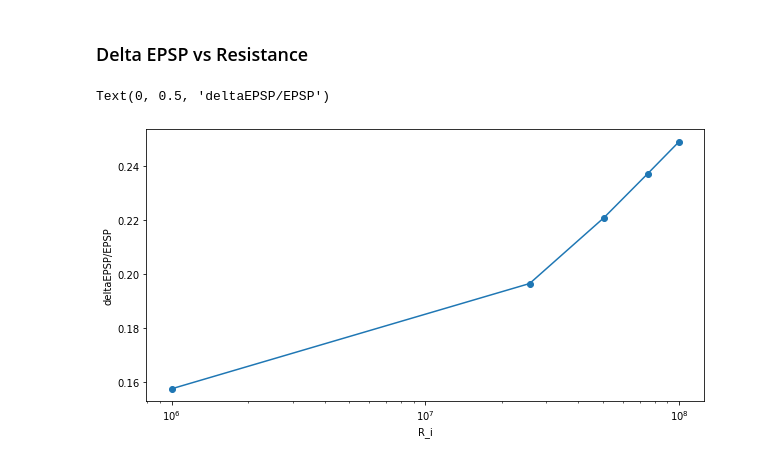
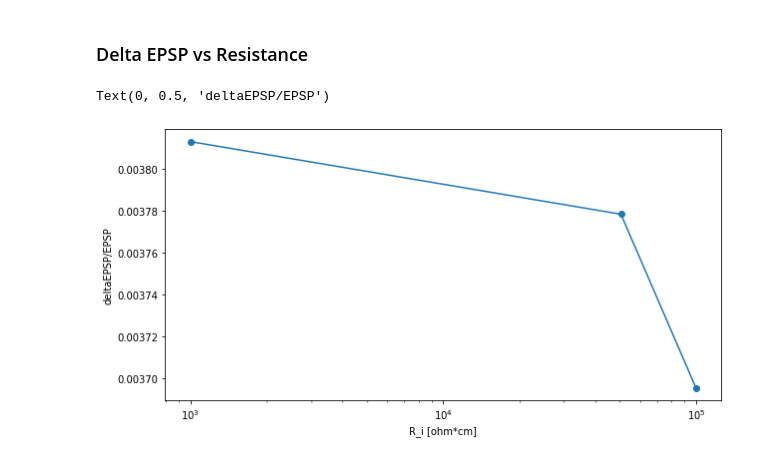
Before and after one commit to harpercho/dendritic-spines, a Jupyter notebook: simulation.ipynb, the cells around one changed output. Cells and saved outputs as stored; diff of their text form; code cells hidden in the pictures.

```diff
--- a/simulation.ipynb
+++ b/simulation.ipynb
@@ -344,0 +210,14 @@ Text(0.5, 1.0, 'EPSP at the Soma')
+# %%
+R_VALS = np.linspace(1e2, 1e7, 10)
+EPSPs = np.zeros(len(R_VALS))
+
+ax = plt.axes()
+cmap = [matplotlib.cm.get_cmap('cool')(i) for i in np.linspace(0,1,len(R_VALS))]
+
+ax.set_xlabel('Time [ms]')
+ax.set_ylabel('Voltage [mV]')
+
+for idx,r in enumerate(R_VALS):
+    M_spine_head, M_spine_neck, M_soma = run_sim(default_params(I_stim = 10*pA, Ri_neck = r*ohm*cm))
+    ax.plot(M_soma[0].t/ms, M_soma[0].v/mV, label = "R_neck = " + str(r), color = cmap[idx])
+    EPSPs[idx] = EPSP(M_soma[0])
@@ -376,0 +238,15 @@ axs[1][0].legend()
+# %%
+gk_vals = np.linspace(1, 30, )
+EPSPs = np.zeros(len(gk_vals))
+
+ax = plt.axes()
+cmap = [matplotlib.cm.get_cmap('cool')(i) for i in np.linspace(0,1,len(R_VALS))]
+
+ax.set_xlabel('Time [ms]')
+ax.set_ylabel('Voltage [mV]')
+
+for idx,gk in enumerate(gk_vals):
+    M_spine_head, M_spine_neck, M_soma = run_sim(default_params(gK = gk * msiemens/cm**2))
+    ax.plot(M_soma[0].t/ms, M_soma[0].v/mV, label = "gk = " + str(gk), color = cmap[idx])
+
+    EPSPs[idx] = EPSP(M_soma[0])
@@ -377,20 +263,21 @@ axs[1][0].legend()
 # %% [markdown]
 ### Delta EPSP vs Resistance
 # %%
-R_VALS = np.linspace(1e6, 1e8, 5)
+R_VALS = np.linspace(1e3, 1e5, 3)
 deltaEPSP = np.zeros(len(R_VALS))
 
 fig, axs = plt.subplots(figsize = (10, 5))
 
 for idx,r in enumerate(R_VALS):
-    M_spine_head_1, M_spine_neck_1, M_soma_1 = run_sim(r*ohm*cm, 1)
-    M_spine_head_2, M_spine_neck_2, M_soma_2 = run_sim(r*ohm*cm, 2)
+    M_spine_head_1, M_spine_neck_1, M_soma_1 = run_sim(default_params(Ri_neck = r*ohm*cm, gK = 10*msiemens/cm**2))
+    M_spine_head_2, M_spine_neck_2, M_soma_2 = run_sim(default_params(Ri_neck = r*ohm*cm, gK = 30*msiemens/cm**2))
     deltaEPSP[idx] = (EPSP(M_soma_1[0]) - EPSP(M_soma_2[0]))/EPSP(M_soma_1[0])
+
 axs.scatter(R_VALS, deltaEPSP)
 axs.plot(R_VALS, deltaEPSP)
 axs.set_xscale('log')
-axs.set_xlabel('R_i')
+axs.set_xlabel('R_i [ohm*cm]')
 axs.set_ylabel('deltaEPSP/EPSP')
 # %% [output]
 Text(0, 0.5, 'deltaEPSP/EPSP')
-[figure, old version]
+[figure, new version]
```
Also changed, not shown: parts of 14 cells of this notebook.
